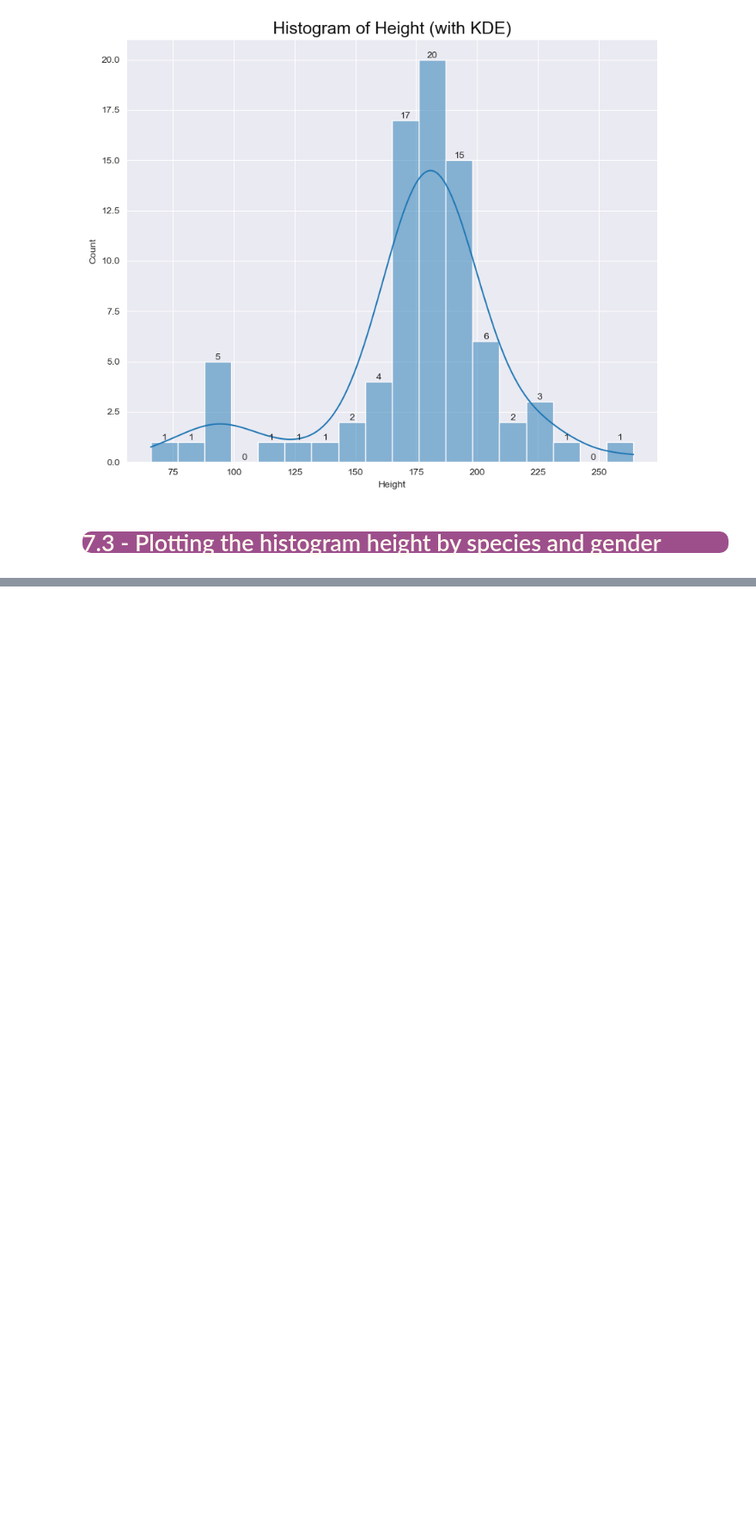
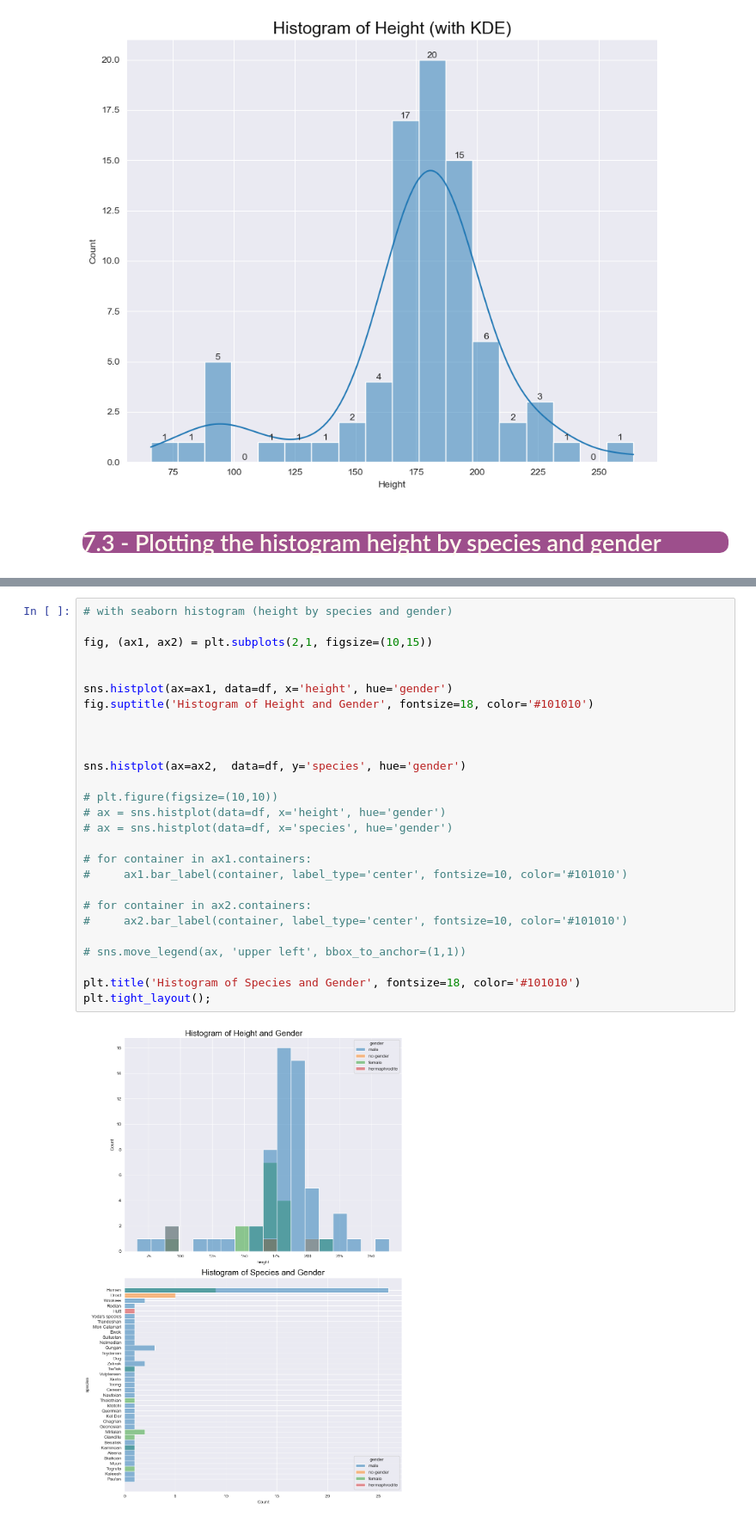
Before and after one commit to iceyisaak/clarusway_ds, a Jupyter notebook: DVwPy_Assignment_2_Star_Wars_Characters (seaborn)_V02.ipynb, the cells around one changed output, grey strips where cells are left out. Shown at 86% size. Drawn from its saved outputs; the diff is of its cells as text; blank space fills up the shorter version.

```diff
--- a/DVwPy_Assignment_2_Star_Wars_Characters (seaborn)_V02.ipynb
+++ b/DVwPy_Assignment_2_Star_Wars_Characters (seaborn)_V02.ipynb
@@ -756,3 +767,32 @@ plt.title('Histogram of Height (with KDE)', fontsize=18, color='#101010');
+# %%
+# with seaborn histogram (height by species and gender)
+
+fig, (ax1, ax2) = plt.subplots(2,1, figsize=(10,15))
+
+
+sns.histplot(ax=ax1, data=df, x='height', hue='gender')
+fig.suptitle('Histogram of Height and Gender', fontsize=18, color='#101010')
+
+
+
+sns.histplot(ax=ax2,  data=df, y='species', hue='gender')
+
+# plt.figure(figsize=(10,10))
+# ax = sns.histplot(data=df, x='height', hue='gender')
+# ax = sns.histplot(data=df, x='species', hue='gender')
+
+# for container in ax1.containers:
+#     ax1.bar_label(container, label_type='center', fontsize=10, color='#101010')
+
+# for container in ax2.containers:
+#     ax2.bar_label(container, label_type='center', fontsize=10, color='#101010')
+
+# sns.move_legend(ax, 'upper left', bbox_to_anchor=(1,1))
+
+plt.title('Histogram of Species and Gender', fontsize=18, color='#101010')
+plt.tight_layout();
+# %% [output]
+[figure, added]
 # %% [markdown]
 ## <p style="background-color:#9d4f8c; font-family:newtimeroman; color:#FFF9ED; font-size:150%; text-align:center; border-radius:10px 10px;">THE END OF THE ASSIGNMENT 01</p>
 
```
Also changed, not shown: parts of 3 cells of this notebook.
